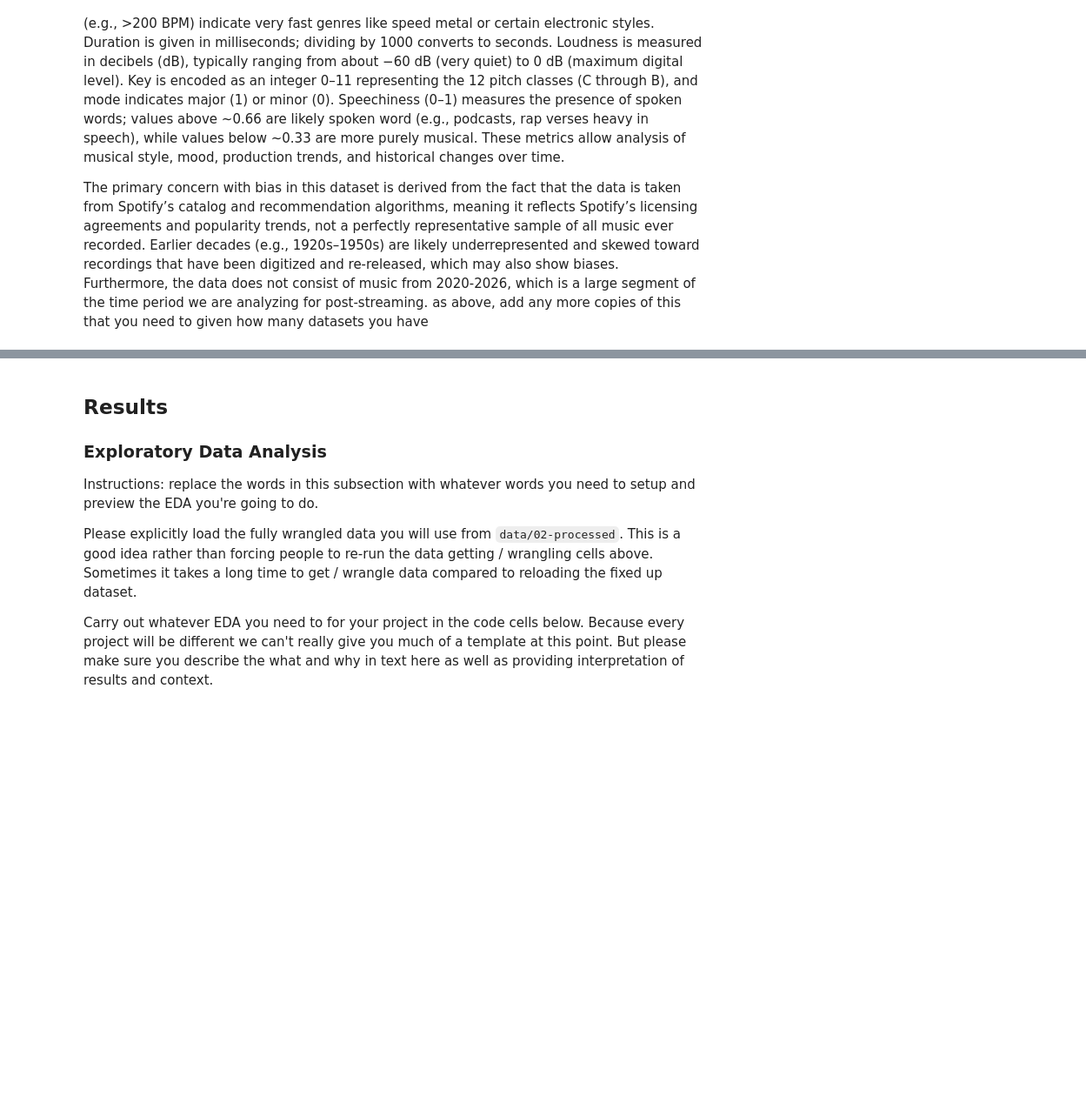
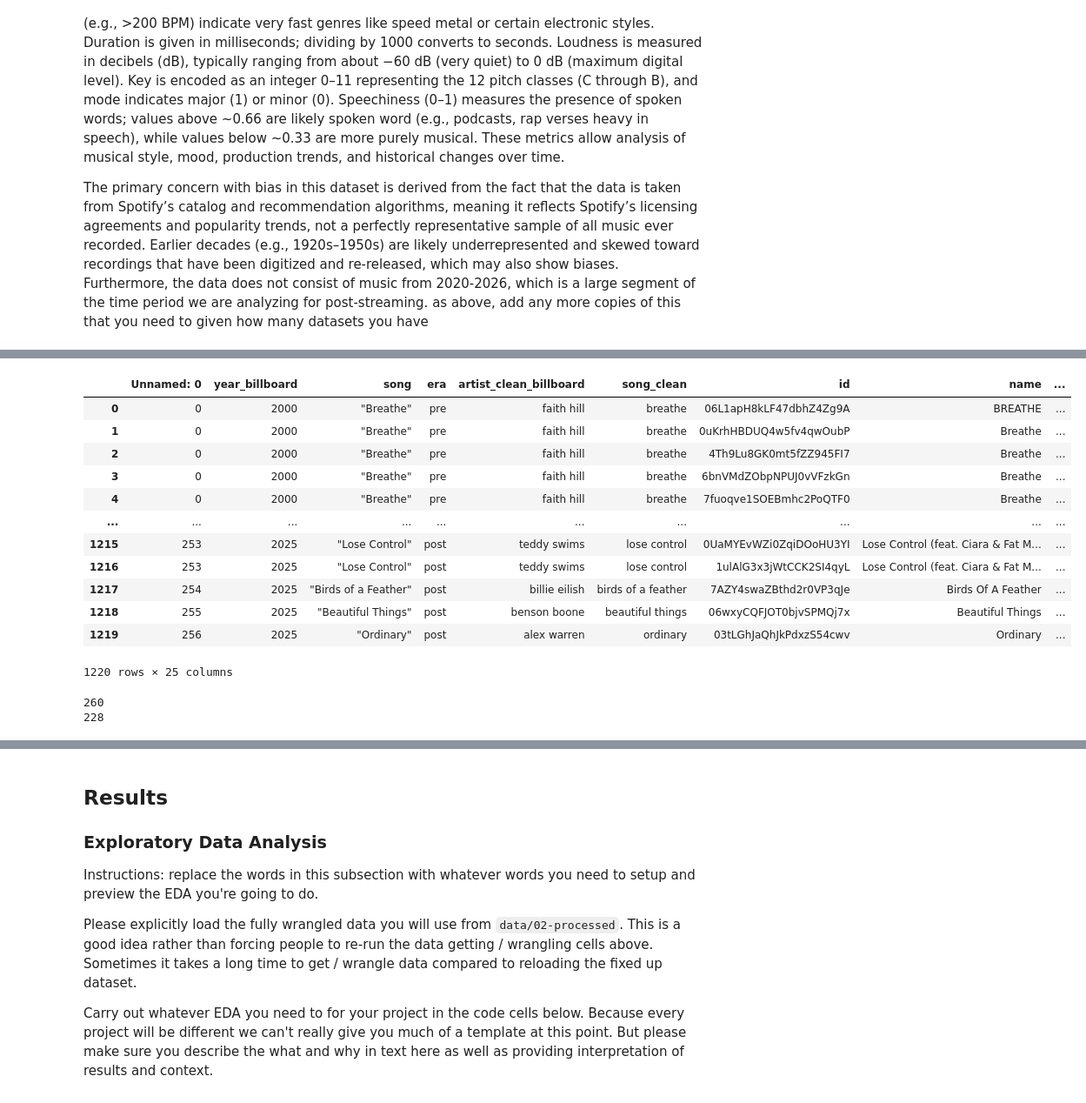
Before and after one commit to COGS108/Group096_WI26, a Jupyter notebook: 02-EDACheckpoint.ipynb, the cells around one changed output, grey strips where cells are left out. Shown at 87% size. Cells and saved outputs as stored; diff of their text form; code cells hidden in the pictures; blank space fills up the shorter version.

```diff
--- a/02-EDACheckpoint.ipynb
+++ b/02-EDACheckpoint.ipynb
@@ -268,0 +429,33 @@ as above, add any more copies of this that you need to given how many datasets y
+# %%
+billboard_all.rename(columns={"artists" :"artist_clean"}, inplace=True)
+# %%
+spotify_df['release_date'] = pd.to_datetime(
+    spotify_df['release_date'],
+    format='%m/%d/%y',
+    errors='coerce'  # invalid parsing becomes NaT
+)
+spotify_df['release_year'] = spotify_df['release_date'].dt.year
+billboard_all['year'] = pd.to_numeric(billboard_all['year'], errors='coerce')
+# %%
+merged_df = billboard_all.merge(
+    spotify_df,
+    left_on='song_clean',
+    right_on='song_clean',
+    how='inner',
+    suffixes=('_billboard','_spotify')
+)
+merged_df
+# %% [output]
+|  | Unnamed: 0 | year_billboard | song | era | artist_clean_billboard | song_clean | id | name | ... |
+| 0 | 0 | 2000 | "Breathe" | pre | faith hill | breathe | 06L1apH8kLF47dbhZ4Zg9A | BREATHE | ... |
+| 1 | 0 | 2000 | "Breathe" | pre | faith hill | breathe | 0uKrhHBDUQ4w5fv4qwOubP | Breathe | ... |
+| 2 | 0 | 2000 | "Breathe" | pre | faith hill | breathe | 4Th9Lu8GK0mt5fZZ945FI7 | Breathe | ... |
+| 3 | 0 | 2000 | "Breathe" | pre | faith hill | breathe | 6bnVMdZObpNPUJ0vVFzkGn | Breathe | ... |
+| 4 | 0 | 2000 | "Breathe" | pre | faith hill | breathe | 7fuoqve1SOEBmhc2PoQTF0 | Breathe | ... |
+| ... | ... | ... | ... | ... | ... | ... | ... | ... | ... |
+| 1215 | 253 | 2025 | "Lose Control" | post | teddy swims | lose control | 0UaMYEvWZi0ZqiDOoHU3YI | Lose Control (feat. Ciara & Fat M... | ... |
+| 1216 | 253 | 2025 | "Lose Control" | post | teddy swims | lose control | 1ulAlG3x3jWtCCK2SI4qyL | Lose Control (feat. Ciara & Fat M... | ... |
+| 1217 | 254 | 2025 | "Birds of a Feather" | post | billie eilish | birds of a feather | 7AZY4swaZBthd2r0VP3qJe | Birds Of A Feather | ... |
+| 1218 | 255 | 2025 | "Beautiful Things" | post | benson boone | beautiful things | 06wxyCQFJOT0bjvSPMQj7x | Beautiful Things | ... |
+| 1219 | 256 | 2025 | "Ordinary" | post | alex warren | ordinary | 03tLGhJaQhJkPdxzS54cwv | Ordinary | ... |
+1220 rows × 25 columns
@@ -268,0 +465,6 @@ as above, add any more copies of this that you need to given how many datasets y
+# %%
+print(len(billboard_all))
+print(len(merged_df))
+# %% [output]
+260
+228
```
Also changed, not shown: parts of 54 cells of this notebook.
